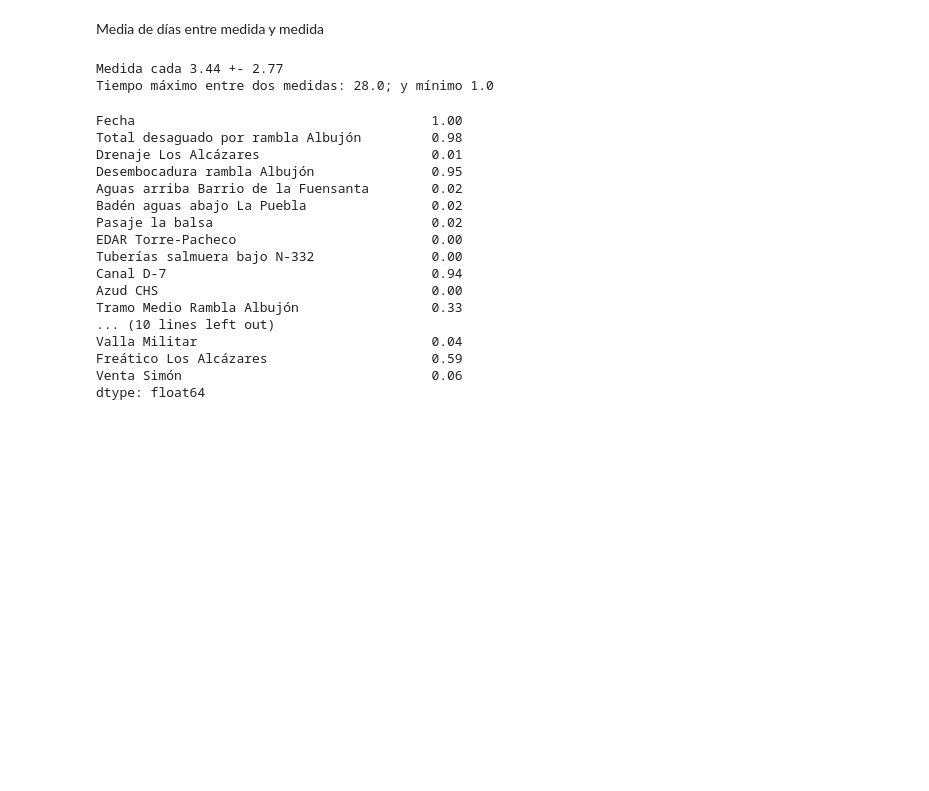
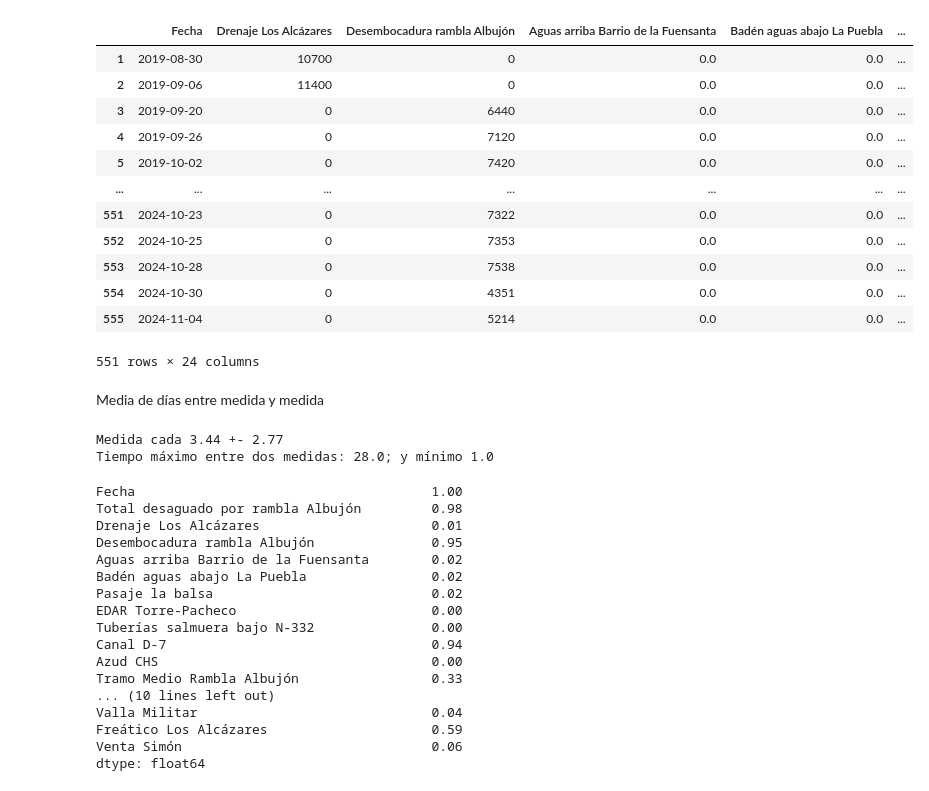
Before and after one commit to Antonio-MI/mar-menor-chl, a Jupyter notebook: Datos_Caudal_Nitratos_Fosfatos.ipynb, the cells around one changed output. Cells and saved outputs as stored; diff of their text form; code cells hidden in the pictures; blank space fills up the shorter version.

```diff
--- a/Datos_Caudal_Nitratos_Fosfatos.ipynb
+++ b/Datos_Caudal_Nitratos_Fosfatos.ipynb
@@ -10,6 +10,9 @@ sheet_info = {
     "Caudal": range(1, 26),
     "Nitratos": range(1, 25),
     "Fosfatos": range(1, 25),
+    "Conductividad": range(1, 25),
+    "NitratosDiario": range(1, 14),
+    "FosfatosDiario": range(1, 14)
 }
 
 # Función para cargar y procesar cada hoja
@@ -21,6 +24,8 @@ def load_and_process_sheet(sheet_name, usecols):
     df = df[~df['Fecha'].isna()]
     df = df.fillna(0)
     df = df.applymap(replace_strings)
+    cols_to_round = df.select_dtypes(include='number').columns.difference(['Fecha'])
+    df[cols_to_round] = df[cols_to_round].round(2)
     return df
 
 # Cargar y procesar todos los dataframes en un diccionario con nombres como claves
@@ -28,3 +36,19 @@ dataframes = {name: load_and_process_sheet(name, cols) for name, cols in sheet_i
+# %%
+dataframes["Conductividad"]
+# %% [output]
+|  | Fecha | Drenaje Los Alcázares | Desembocadura rambla Albujón | Aguas arriba Barrio de la Fuensanta | Badén aguas abajo La Puebla | ... |
+| 1 | 2019-08-30 | 10700 | 0 | 0.0 | 0.0 | ... |
+| 2 | 2019-09-06 | 11400 | 0 | 0.0 | 0.0 | ... |
+| 3 | 2019-09-20 | 0 | 6440 | 0.0 | 0.0 | ... |
+| 4 | 2019-09-26 | 0 | 7120 | 0.0 | 0.0 | ... |
+| 5 | 2019-10-02 | 0 | 7420 | 0.0 | 0.0 | ... |
+| ... | ... | ... | ... | ... | ... | ... |
+| 551 | 2024-10-23 | 0 | 7322 | 0.0 | 0.0 | ... |
+| 552 | 2024-10-25 | 0 | 7353 | 0.0 | 0.0 | ... |
+| 553 | 2024-10-28 | 0 | 7538 | 0.0 | 0.0 | ... |
+| 554 | 2024-10-30 | 0 | 4351 | 0.0 | 0.0 | ... |
+| 555 | 2024-11-04 | 0 | 5214 | 0.0 | 0.0 | ... |
+551 rows × 24 columns
 # %% [markdown]
 Media de días entre medida y medida
 # %%
```
Also changed, not shown: parts of 1 cell of this notebook, 51 other files.
